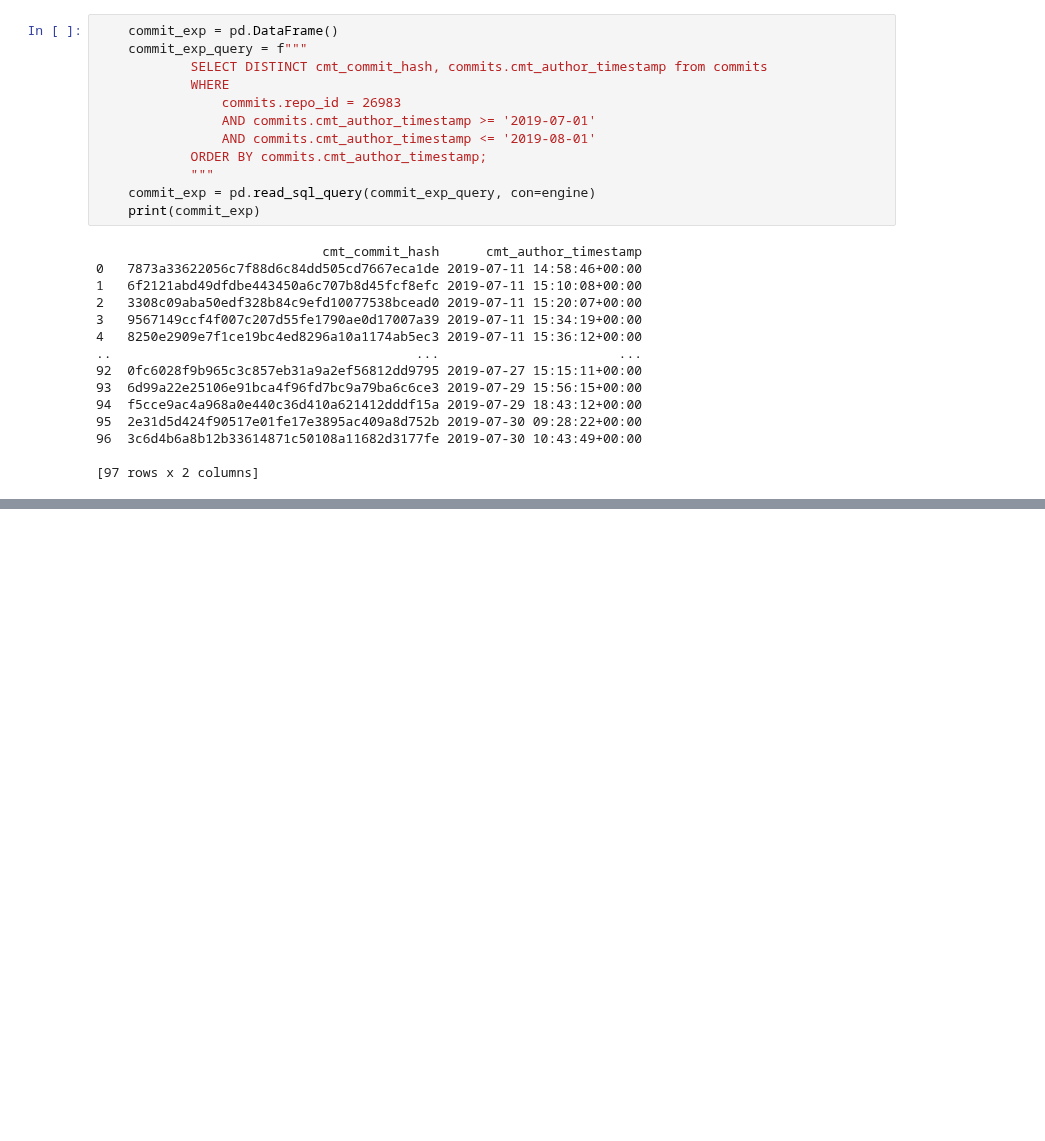
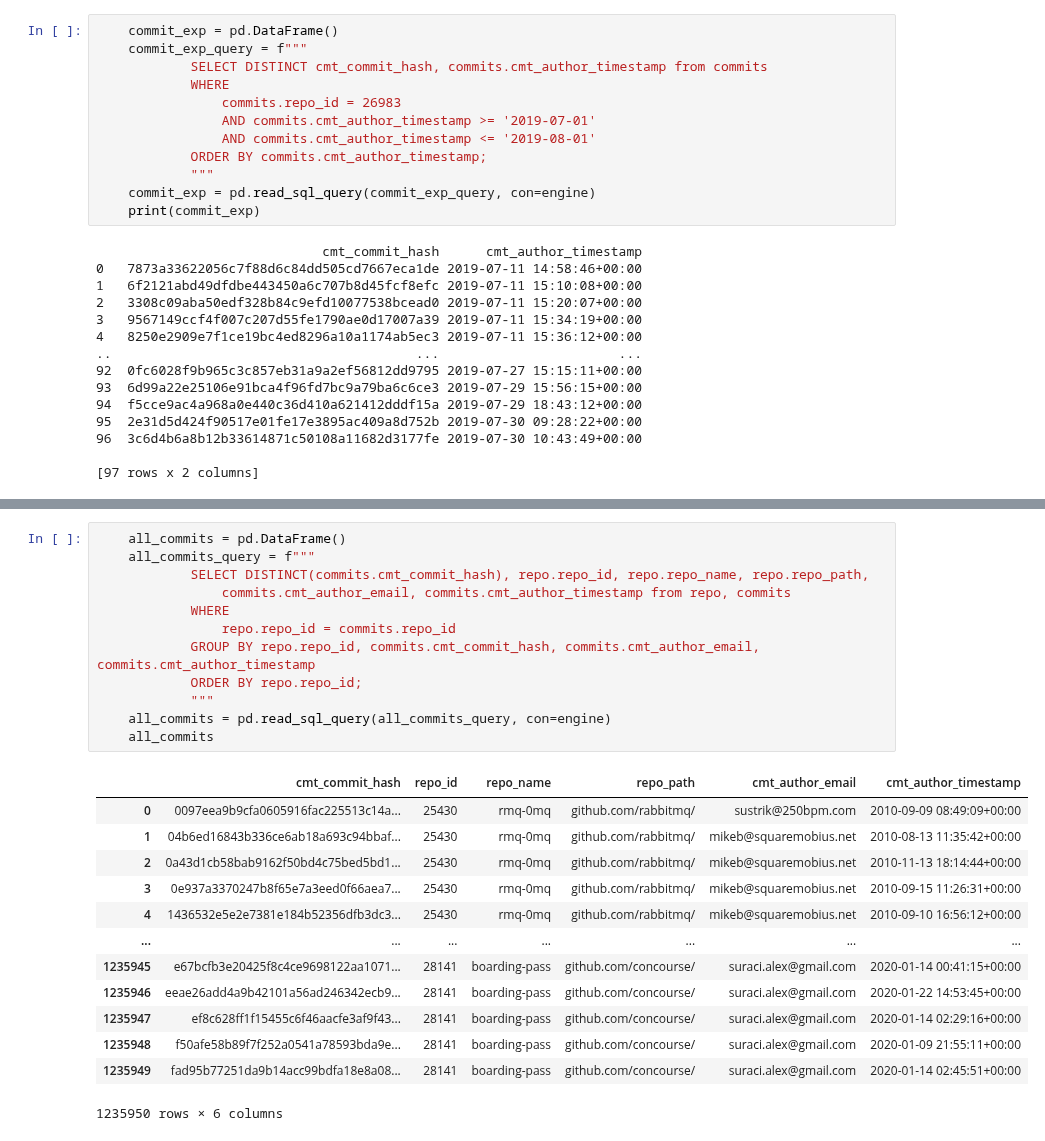
Before and after one commit to Hsingh2096/Hsingh2096, a Jupyter notebook: code/dawn_repo_activity.ipynb, the cells around one changed output, grey strips where cells are left out. Cells and saved outputs as stored; diff of their text form; blank space fills up the shorter version.

```diff
--- a/code/dawn_repo_activity.ipynb
+++ b/code/dawn_repo_activity.ipynb
@@ -220,2 +235,28 @@ top
 
 [2711 rows x 2 columns]
+# %%
+    all_commits = pd.DataFrame()
+    all_commits_query = f"""
+            SELECT DISTINCT(commits.cmt_commit_hash), repo.repo_id, repo.repo_name, repo.repo_path,
+                commits.cmt_author_email, commits.cmt_author_timestamp from repo, commits
+            WHERE
+                repo.repo_id = commits.repo_id
+            GROUP BY repo.repo_id, commits.cmt_commit_hash, commits.cmt_author_email, commits.cmt_author_timestamp
+            ORDER BY repo.repo_id;
+            """
+    all_commits = pd.read_sql_query(all_commits_query, con=engine)
+    all_commits
+# %% [output]
+|  | cmt_commit_hash | repo_id | repo_name | repo_path | cmt_author_email | cmt_author_timestamp |
+| 0 | 0097eea9b9cfa0605916fac225513c14a... | 25430 | rmq-0mq | github.com/rabbitmq/ | sustrik@250bpm.com | 2010-09-09 08:49:09+00:00 |
+| 1 | 04b6ed16843b336ce6ab18a693c94bbaf... | 25430 | rmq-0mq | github.com/rabbitmq/ | mikeb@squaremobius.net | 2010-08-13 11:35:42+00:00 |
+| 2 | 0a43d1cb58bab9162f50bd4c75bed5bd1... | 25430 | rmq-0mq | github.com/rabbitmq/ | mikeb@squaremobius.net | 2010-11-13 18:14:44+00:00 |
+| 3 | 0e937a3370247b8f65e7a3eed0f66aea7... | 25430 | rmq-0mq | github.com/rabbitmq/ | mikeb@squaremobius.net | 2010-09-15 11:26:31+00:00 |
+| 4 | 1436532e5e2e7381e184b52356dfb3dc3... | 25430 | rmq-0mq | github.com/rabbitmq/ | mikeb@squaremobius.net | 2010-09-10 16:56:12+00:00 |
+| ... | ... | ... | ... | ... | ... | ... |
+| 1235945 | e67bcfb3e20425f8c4ce9698122aa1071... | 28141 | boarding-pass | github.com/concourse/ | suraci.alex@gmail.com | 2020-01-14 00:41:15+00:00 |
+| 1235946 | eeae26add4a9b42101a56ad246342ecb9... | 28141 | boarding-pass | github.com/concourse/ | suraci.alex@gmail.com | 2020-01-22 14:53:45+00:00 |
+| 1235947 | ef8c628ff1f15455c6f46aacfe3af9f43... | 28141 | boarding-pass | github.com/concourse/ | suraci.alex@gmail.com | 2020-01-14 02:29:16+00:00 |
+| 1235948 | f50afe58b89f7f252a0541a78593bda9e... | 28141 | boarding-pass | github.com/concourse/ | suraci.alex@gmail.com | 2020-01-09 21:55:11+00:00 |
+| 1235949 | fad95b77251da9b14acc99bdfa18e8a08... | 28141 | boarding-pass | github.com/concourse/ | suraci.alex@gmail.com | 2020-01-14 02:45:51+00:00 |
+1235950 rows × 6 columns
```
Also changed, not shown: parts of 12 cells of this notebook, 2 other files.
